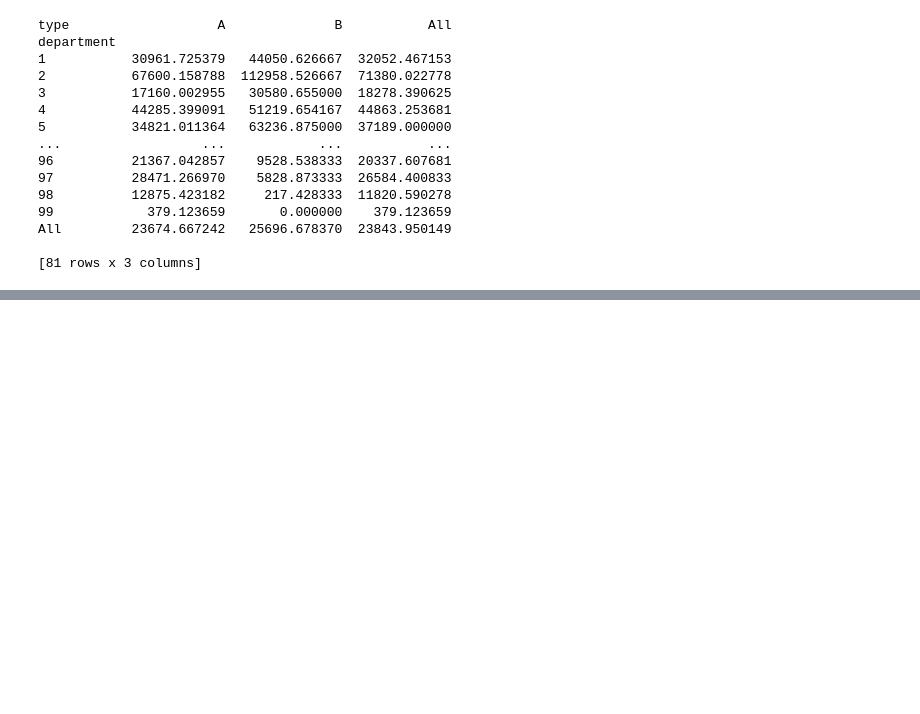
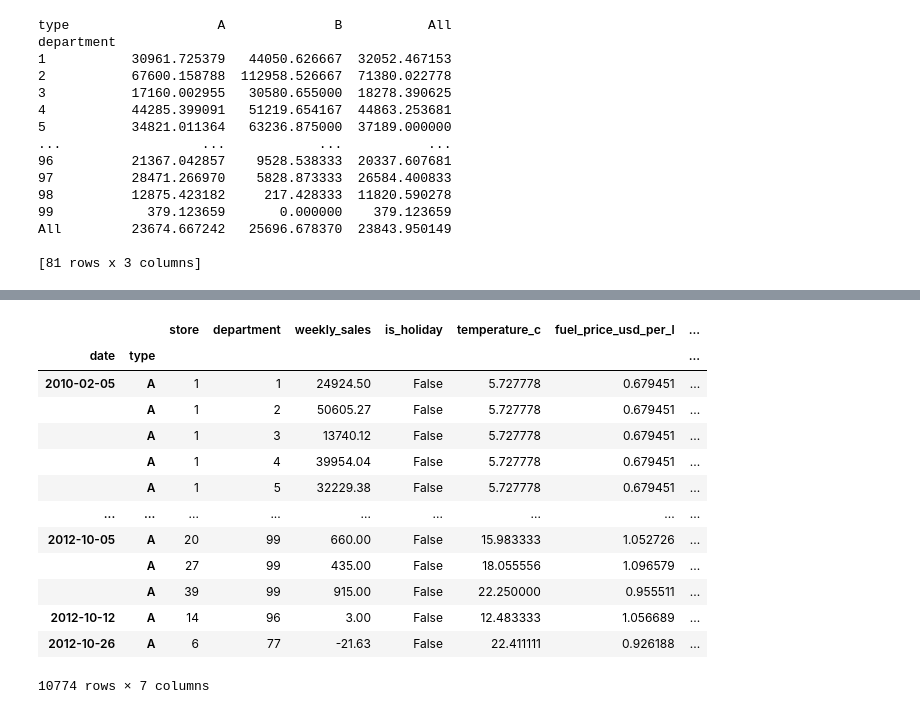
Before and after one commit to flyin01/dc, a Jupyter notebook: data_manipulation_w_pandas.ipynb, the cells around one changed output, grey strips where cells are left out. Drawn from its saved outputs; the diff is of its cells as text; code cells hidden in the pictures; blank space fills up the shorter version.

```diff
--- a/data_manipulation_w_pandas.ipynb
+++ b/data_manipulation_w_pandas.ipynb
@@ -1170,0 +1319,18 @@ TBD
+# %%
+# plain sort
+sales_ind.sort_index()
+# %% [output]
+|  |  | store | department | weekly_sales | is_holiday | temperature_c | fuel_price_usd_per_l | ... |
+| date | type |  |  |  |  |  |  | ... |
+| 2010-02-05 | A | 1 | 1 | 24924.50 | False | 5.727778 | 0.679451 | ... |
+|  | A | 1 | 2 | 50605.27 | False | 5.727778 | 0.679451 | ... |
+|  | A | 1 | 3 | 13740.12 | False | 5.727778 | 0.679451 | ... |
+|  | A | 1 | 4 | 39954.04 | False | 5.727778 | 0.679451 | ... |
+|  | A | 1 | 5 | 32229.38 | False | 5.727778 | 0.679451 | ... |
+| ... | ... | ... | ... | ... | ... | ... | ... | ... |
+| 2012-10-05 | A | 20 | 99 | 660.00 | False | 15.983333 | 1.052726 | ... |
+|  | A | 27 | 99 | 435.00 | False | 18.055556 | 1.096579 | ... |
+|  | A | 39 | 99 | 915.00 | False | 22.250000 | 0.955511 | ... |
+| 2012-10-12 | A | 14 | 96 | 3.00 | False | 12.483333 | 1.056689 | ... |
+| 2012-10-26 | A | 6 | 77 | -21.63 | False | 22.411111 | 0.926188 | ... |
+10774 rows × 7 columns
```
Also changed, not shown: parts of 22 cells of this notebook.
